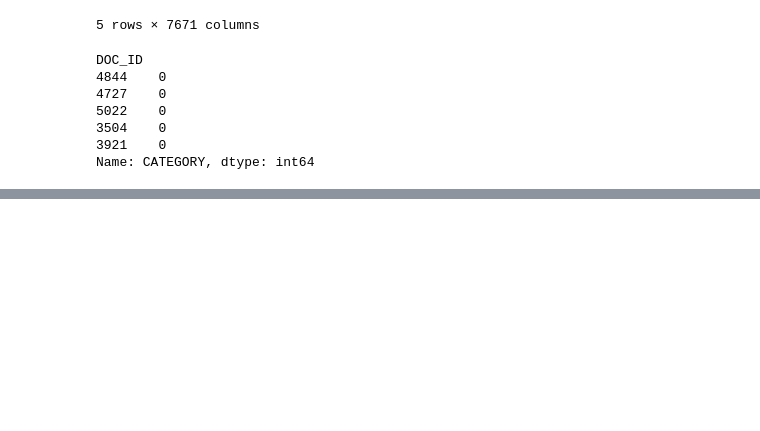
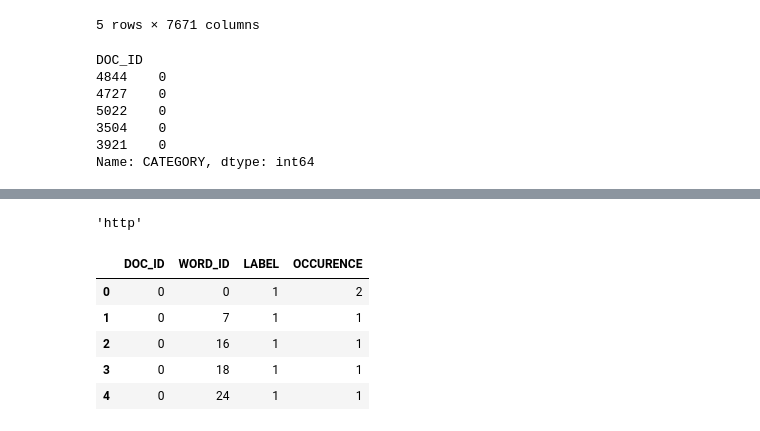
Before and after one commit to burakbdr/Spam-Filter-Classifier, a Jupyter notebook: preprocessing.ipynb, the cells around one changed output, grey strips where cells are left out. Saved outputs shown, nothing was run; the diff lists cells and outputs as text; code cells hidden in the pictures; blank space fills up the shorter version.

```diff
--- a/preprocessing.ipynb
+++ b/preprocessing.ipynb
@@ -629,0 +684,3 @@ Name: CATEGORY, dtype: int64
+# %%
+train_grouped = sparse_train_df.groupby(['DOC_ID','WORD_ID','LABEL']).sum()
+train_grouped.head()
@@ -629,0 +695,14 @@ Name: CATEGORY, dtype: int64
+# %%
+vocab.at[0,'VOCAB_WORD']
+# %% [output]
+'http'
+# %%
+train_grouped = train_grouped.reset_index()
+train_grouped.head()
+# %% [output]
+|  | DOC_ID | WORD_ID | LABEL | OCCURENCE |
+| 0 | 0 | 0 | 1 | 2 |
+| 1 | 0 | 7 | 1 | 1 |
+| 2 | 0 | 16 | 1 | 1 |
+| 3 | 0 | 18 | 1 | 1 |
+| 4 | 0 | 24 | 1 | 1 |
```
Also changed, not shown: parts of 14 cells of this notebook, 2 other files.
